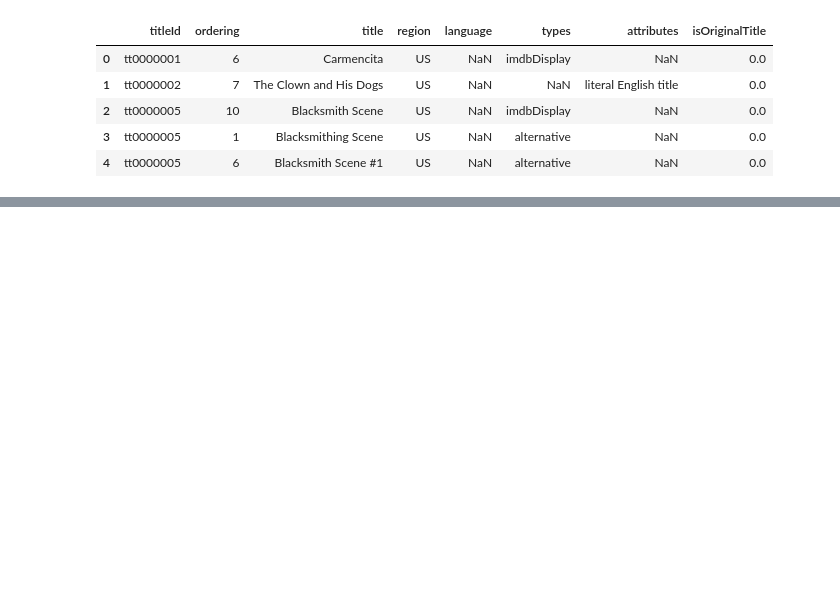
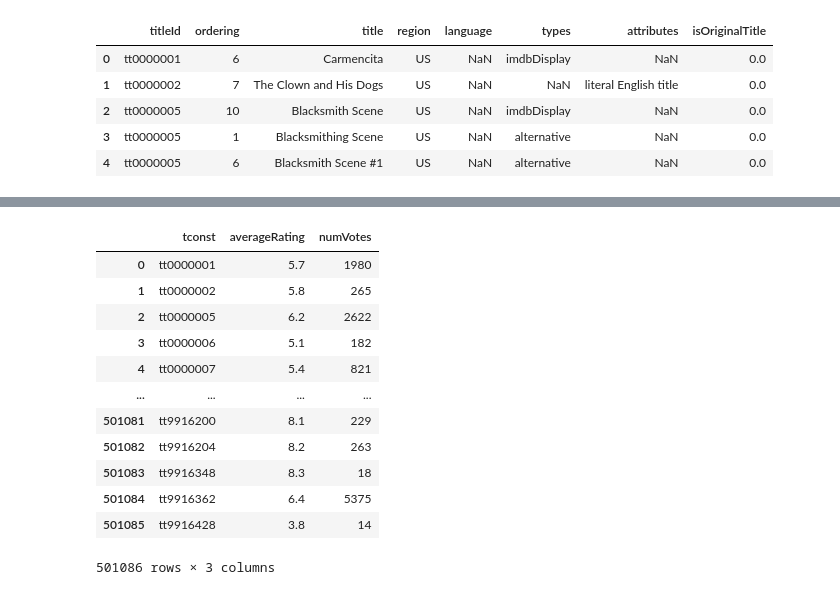
Before and after one commit to bmmukhridin/prohect-3-part-1, a Jupyter notebook: project 3.ipynb, the cells around one changed output, grey strips where cells are left out. Cells and saved outputs as stored; diff of their text form; code cells hidden in the pictures; blank space fills up the shorter version.

```diff
--- a/project 3.ipynb
+++ b/project 3.ipynb
@@ -422,0 +463,16 @@ rating.head()
+# %%
+ratings
+# %% [output]
+|  | tconst | averageRating | numVotes |
+| 0 | tt0000001 | 5.7 | 1980 |
+| 1 | tt0000002 | 5.8 | 265 |
+| 2 | tt0000005 | 6.2 | 2622 |
+| 3 | tt0000006 | 5.1 | 182 |
+| 4 | tt0000007 | 5.4 | 821 |
+| ... | ... | ... | ... |
+| 501081 | tt9916200 | 8.1 | 229 |
+| 501082 | tt9916204 | 8.2 | 263 |
+| 501083 | tt9916348 | 8.3 | 18 |
+| 501084 | tt9916362 | 6.4 | 5375 |
+| 501085 | tt9916428 | 3.8 | 14 |
+501086 rows × 3 columns
```
Also changed, not shown: parts of 25 cells of this notebook, 1 other file.
